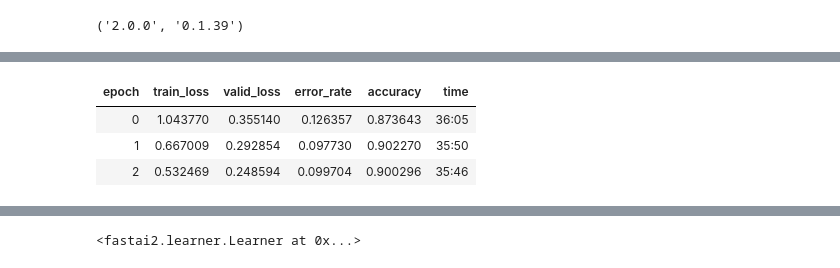
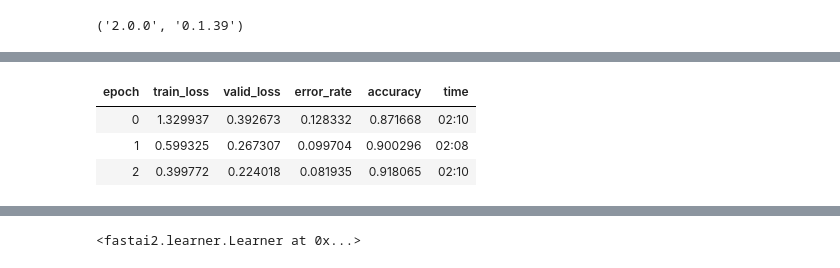
Before and after one commit to cvillad/classification_model, a Jupyter notebook: src/model.ipynb, the cells around one changed output, grey strips where cells are left out. Drawn from its saved outputs; the diff is of its cells as text; code cells hidden in the pictures.

```diff
--- a/src/model.ipynb
+++ b/src/model.ipynb
@@ -1,4 +7,5 @@
 # %%
+import boto3
 import os
 import numpy as np
 from pathlib import Path
@@ -8,11 +15,11 @@ from fastai2.vision.all import *
 args = Namespace(
     root = "/".join(os.getcwd().split("/")[:-1]),
     bucket_name = "sagemaker-us-west-2-430127992102",
-    key = "TiendaApp",
+    key = "ClassificationModel",
     image_dir = "fastai_data",
-    data_dir = "input/data/training",
-    tar_file_name = "fastai_data.tar.gz",
+    data_dir = "dataset",
+    tar_file_name = "dataset.tar.gz",
     model_dir = "model",
-    model_fastai_dir = "fastai_model",
-    tar_model_name = "fastai_model.tar.gz"
+    tar_model_name = "model.tar.gz"
 )
+s3 = boto3.resource('s3')
@@ -47,6 +48,6 @@ fastai.__version__, fastcore.__version__
 # %%
-data = ImageDataLoaders.from_folder(data_path, valid_pct=0.2, bs=8, item_tfms=Resize(224),
-                    batch_tfms=[*aug_transforms(),Normalize.from_stats(*imagenet_stats)], num_workers=0)
+data = ImageDataLoaders.from_folder(data_path, valid_pct=0.2, bs=32, item_tfms=Resize(224),
+                    batch_tfms=[*aug_transforms(),Normalize.from_stats(*imagenet_stats)], num_workers=3)
 # %%
 data.show_batch()
 # %% [output]
@@ -56,7 +65,7 @@ learn = cnn_learner(data, resnet34, metrics=[error_rate,accuracy])
 # %%
-learn.fit_one_cycle(3)
+learn.fit_one_cycle(3,lr=6e-2)
 # %% [output]
 | epoch | train_loss | valid_loss | error_rate | accuracy | time |
-| 0 | 1.043770 | 0.355140 | 0.126357 | 0.873643 | 36:05 |
-| 1 | 0.667009 | 0.292854 | 0.097730 | 0.902270 | 35:50 |
-| 2 | 0.532469 | 0.248594 | 0.099704 | 0.900296 | 35:46 |
+| 0 | 1.329937 | 0.392673 | 0.128332 | 0.871668 | 02:10 |
+| 1 | 0.599325 | 0.267307 | 0.099704 | 0.900296 | 02:08 |
+| 2 | 0.399772 | 0.224018 | 0.081935 | 0.918065 | 02:10 |
```
Also changed, not shown: parts of 22 cells of this notebook, 2 other files.
